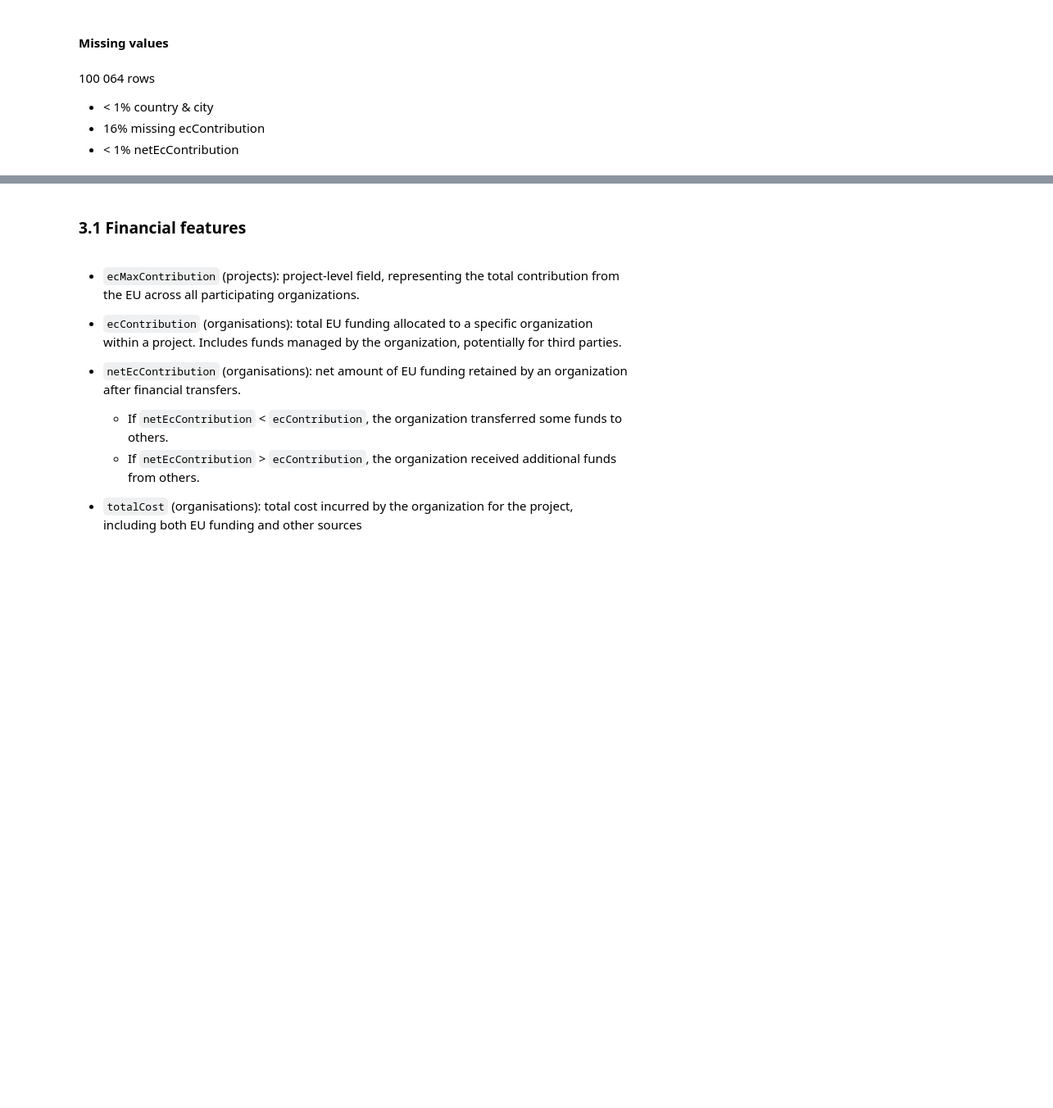
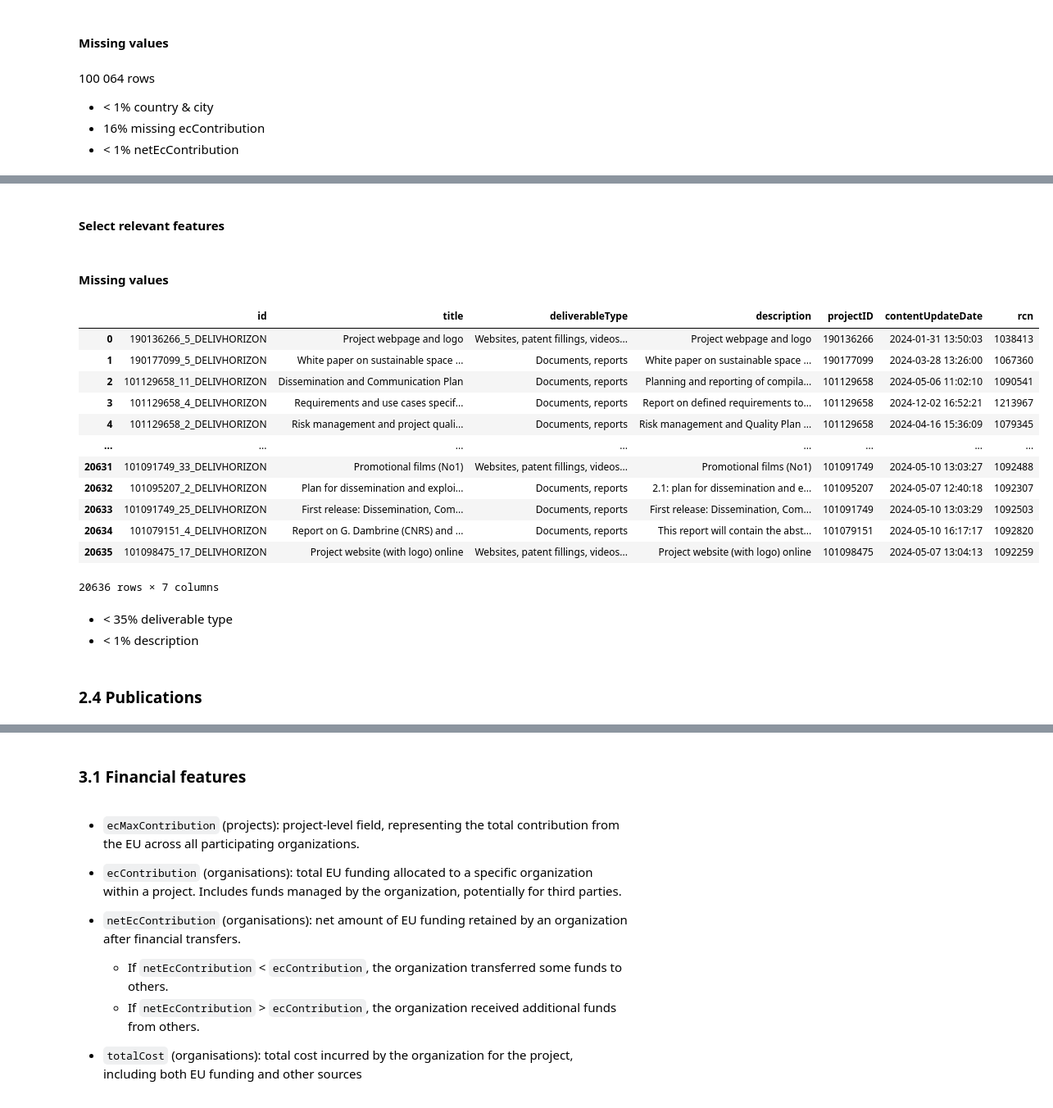
Before and after one commit to EliasIblisdir/MDA_project, a Jupyter notebook: Horizon.ipynb, the cells around one changed output, grey strips where cells are left out. Shown: that part at 82% size. Saved outputs shown, nothing was run; the diff lists cells and outputs as text; code cells hidden in the pictures; blank space fills up the shorter version.

```diff
--- a/Horizon.ipynb
+++ b/Horizon.ipynb
@@ -323,0 +248,28 @@ organizations['totalCost'] = organizations['totalCost'].str.replace(',', '.', re
+# %% [markdown]
+#### Select relevant features
+# %%
+deliverables_features = ['id', 'title', 'deliverableType', 'description', 'projectID', 'contentUpdateDate', 'rcn']
+deliverables = deliverables.loc[:, deliverables_features]
+# %% [markdown]
+#### Missing values
+# %%
+deliverables
+# %% [output]
+|  | id | title | deliverableType | description | projectID | contentUpdateDate | rcn |
+| 0 | 190136266_5_DELIVHORIZON | Project webpage and logo | Websites, patent fillings, videos... | Project webpage and logo | 190136266 | 2024-01-31 13:50:03 | 1038413 |
+| 1 | 190177099_5_DELIVHORIZON | White paper on sustainable space ... | Documents, reports | White paper on sustainable space ... | 190177099 | 2024-03-28 13:26:00 | 1067360 |
+| 2 | 101129658_11_DELIVHORIZON | Dissemination and Communication Plan | Documents, reports | Planning and reporting of compila... | 101129658 | 2024-05-06 11:02:10 | 1090541 |
+| 3 | 101129658_4_DELIVHORIZON | Requirements and use cases specif... | Documents, reports | Report on defined requirements to... | 101129658 | 2024-12-02 16:52:21 | 1213967 |
+| 4 | 101129658_2_DELIVHORIZON | Risk management and project quali... | Documents, reports | Risk management and Quality Plan ... | 101129658 | 2024-04-16 15:36:09 | 1079345 |
+| ... | ... | ... | ... | ... | ... | ... | ... |
+| 20631 | 101091749_33_DELIVHORIZON | Promotional films (No1) | Websites, patent fillings, videos... | Promotional films (No1) | 101091749 | 2024-05-10 13:03:27 | 1092488 |
+| 20632 | 101095207_2_DELIVHORIZON | Plan for dissemination and exploi... | Documents, reports | 2.1: plan for dissemination and e... | 101095207 | 2024-05-07 12:40:18 | 1092307 |
+| 20633 | 101091749_25_DELIVHORIZON | First release: Dissemination, Com... | Documents, reports | First release: Dissemination, Com... | 101091749 | 2024-05-10 13:03:29 | 1092503 |
+| 20634 | 101079151_4_DELIVHORIZON | Report on G. Dambrine (CNRS) and ... | Documents, reports | This report will contain the abst... | 101079151 | 2024-05-10 16:17:17 | 1092820 |
+| 20635 | 101098475_17_DELIVHORIZON | Project website (with logo) online | Websites, patent fillings, videos... | Project website (with logo) online | 101098475 | 2024-05-07 13:04:13 | 1092259 |
+20636 rows × 7 columns
+# %% [markdown]
+- < 35% deliverable type
+- < 1% description
+# %% [markdown]
+### 2.4 Publications
```
Also changed, not shown: parts of 34 cells of this notebook, 11 other files.
